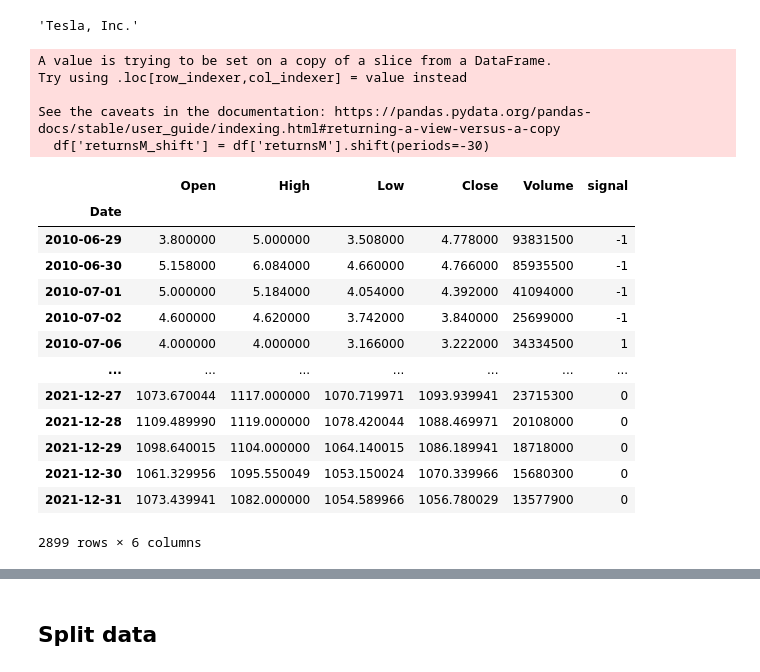
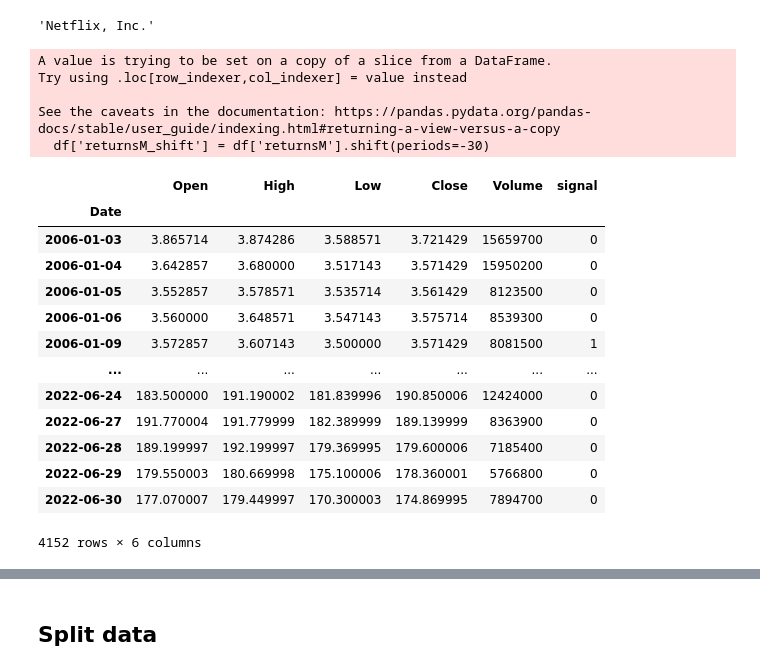
Before and after one commit to aminesnow/fin_analysis, a Jupyter notebook: momentum/momentum.ipynb, the cells around one changed output, grey strips where cells are left out. Cells and saved outputs as stored; diff of their text form; code cells hidden in the pictures.

```diff
--- a/momentum/momentum.ipynb
+++ b/momentum/momentum.ipynb
@@ -2,10 +2,10 @@
 import yfinance as yf
 import pandas as pd
 
-ticker = yf.Ticker('TSLA')  #PRX.AS ASML.AS
-raw_df = ticker.history(start='2010-01-01', end="2022-01-01", interval="1d")
+ticker = yf.Ticker('NFLX')  #PRX.AS ASML.AS
+raw_df = ticker.history(start='2006-01-01', end="2022-07-01", interval="1d")
 ticker.info["longName"]
 # %% [output]
-'Tesla, Inc.'
+'Netflix, Inc.'
 # %%
 def to_signal(returns):
@@ -20,25 +18,32 @@ df = raw_df[['Open', 'High', 'Low', 'Close', 'Volume', 'returnsM']]
 df['returnsM_shift'] = df['returnsM'].shift(periods=-30)
 df['signal'] = df.apply(lambda r: to_signal(r['returnsM_shift']), axis=1)
 df.drop(columns=['returnsM', 'returnsM_shift'], inplace=True)
-df
 # %% [output]
 A value is trying to be set on a copy of a slice from a DataFrame.
 Try using .loc[row_indexer,col_indexer] = value instead
 
 See the caveats in the documentation: https://pandas.pydata.org/pandas-docs/stable/user_guide/indexing.html#returning-a-view-versus-a-copy
   df['returnsM_shift'] = df['returnsM'].shift(periods=-30)
-|  | Open | High | Low | Close | Volume | signal |
-| Date |  |  |  |  |  |  |
-| 2010-06-29 | 3.800000 | 5.000000 | 3.508000 | 4.778000 | 93831500 | -1 |
-| 2010-06-30 | 5.158000 | 6.084000 | 4.660000 | 4.766000 | 85935500 | -1 |
-| 2010-07-01 | 5.000000 | 5.184000 | 4.054000 | 4.392000 | 41094000 | -1 |
-| 2010-07-02 | 4.600000 | 4.620000 | 3.742000 | 3.840000 | 25699000 | -1 |
-| 2010-07-06 | 4.000000 | 4.000000 | 3.166000 | 3.222000 | 34334500 | 1 |
-| ... | ... | ... | ... | ... | ... | ... |
-| 2021-12-27 | 1073.670044 | 1117.000000 | 1070.719971 | 1093.939941 | 23715300 | 0 |
-| 2021-12-28 | 1109.489990 | 1119.000000 | 1078.420044 | 1088.469971 | 20108000 | 0 |
-| 2021-12-29 | 1098.640015 | 1104.000000 | 1064.140015 | 1086.189941 | 18718000 | 0 |
-| 2021-12-30 | 1061.329956 | 1095.550049 | 1053.150024 | 1070.339966 | 15680300 | 0 |
-| 2021-12-31 | 1073.439941 | 1082.000000 | 1054.589966 | 1056.780029 | 13577900 | 0 |
-2899 rows × 6 columns
+# %%
+from ta import add_all_ta_features
+from ta.utils import dropna
+
+# Clean NaN values
+df = df.dropna()
+df
+# %% [output]
+|  | Open | High | Low | Close | Volume | signal |
+| Date |  |  |  |  |  |  |
+| 2006-01-03 | 3.865714 | 3.874286 | 3.588571 | 3.721429 | 15659700 | 0 |
+| 2006-01-04 | 3.642857 | 3.680000 | 3.517143 | 3.571429 | 15950200 | 0 |
+| 2006-01-05 | 3.552857 | 3.578571 | 3.535714 | 3.561429 | 8123500 | 0 |
+| 2006-01-06 | 3.560000 | 3.648571 | 3.547143 | 3.575714 | 8539300 | 0 |
+| 2006-01-09 | 3.572857 | 3.607143 | 3.500000 | 3.571429 | 8081500 | 1 |
+| ... | ... | ... | ... | ... | ... | ... |
+| 2022-06-24 | 183.500000 | 191.190002 | 181.839996 | 190.850006 | 12424000 | 0 |
+| 2022-06-27 | 191.770004 | 191.779999 | 182.389999 | 189.139999 | 8363900 | 0 |
+| 2022-06-28 | 189.199997 | 192.199997 | 179.369995 | 179.600006 | 7185400 | 0 |
+| 2022-06-29 | 179.550003 | 180.669998 | 175.100006 | 178.360001 | 5766800 | 0 |
+| 2022-06-30 | 177.070007 | 179.449997 | 170.300003 | 174.869995 | 7894700 | 0 |
+4152 rows × 6 columns
 # %%
```
Also changed, not shown: parts of 15 cells of this notebook.
